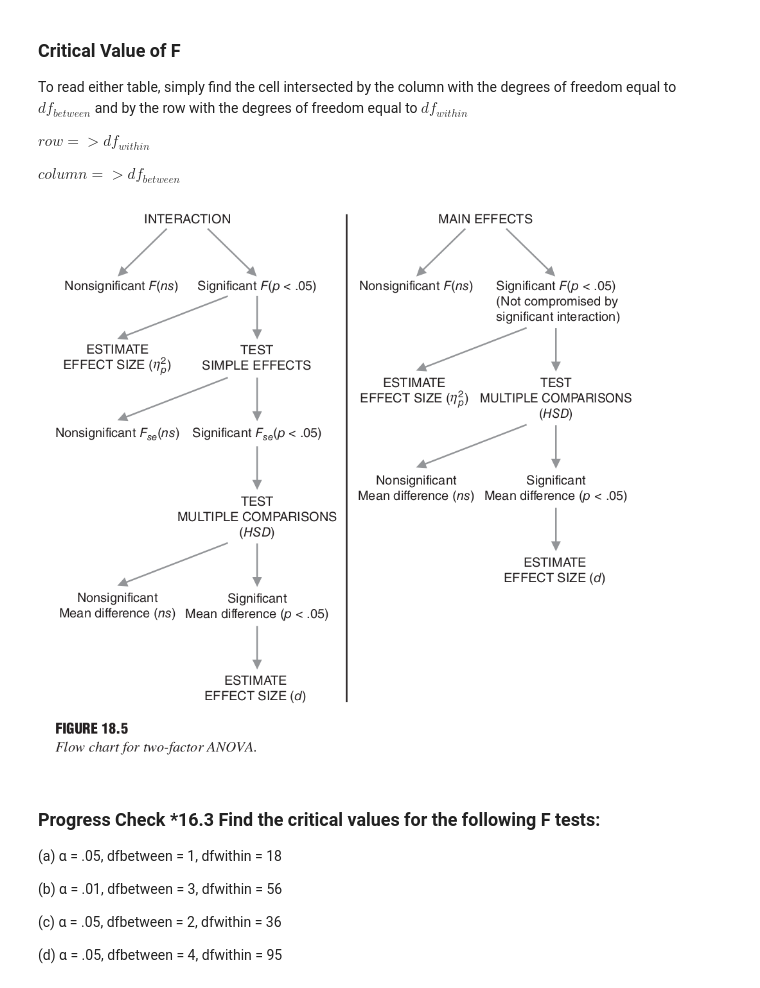
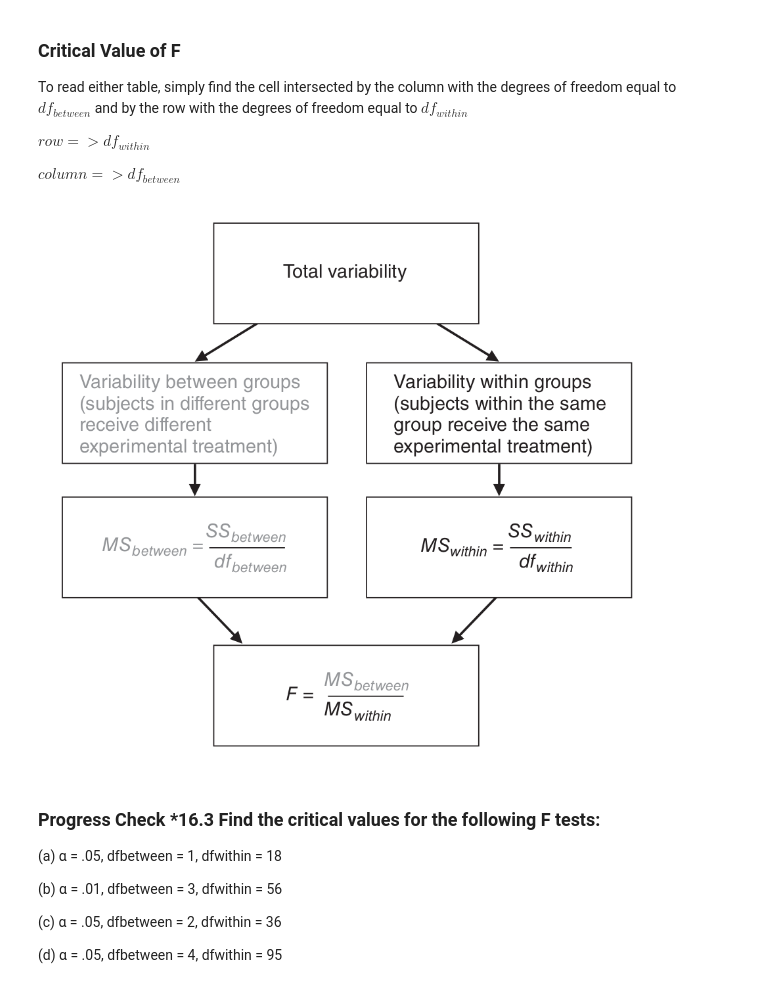
Before and after one commit to carleyeshield21/StatisticsDataScience, a Jupyter notebook: Statistics_Training/Statistics_Witte/Statistics_Analysis_of_Variance_(One Factor).ipynb, the cells around one changed output. Drawn from its saved outputs; the diff is of its cells as text; code cells hidden in the pictures.

```diff
--- a/Statistics_Training/Statistics_Witte/Statistics_Analysis_of_Variance_(One Factor).ipynb
+++ b/Statistics_Training/Statistics_Witte/Statistics_Analysis_of_Variance_(One Factor).ipynb
@@ -176,11 +176,9 @@ $row => df_{within}$
 $column => df_{between}$
 # %%
 from IPython.display import Image
-# Image(filename='stat_infographic/Anova.png')
-Image(filename='stat_infographic/two_factor_anova_flowchart.png')
-# Statistics_Witte/stat_infographic/two_factor_anova_flowchart.png
+Image(filename='stat_infographic/Anova.png')
 # %% [output]
-[figure, old version]
+[figure, new version]
 # %% [markdown]
 ### Progress Check *16.3 Find the critical values for the following F tests:
 (a) α = .05, dfbetween = 1, dfwithin = 18
```
Also changed, not shown: 1 other file.
